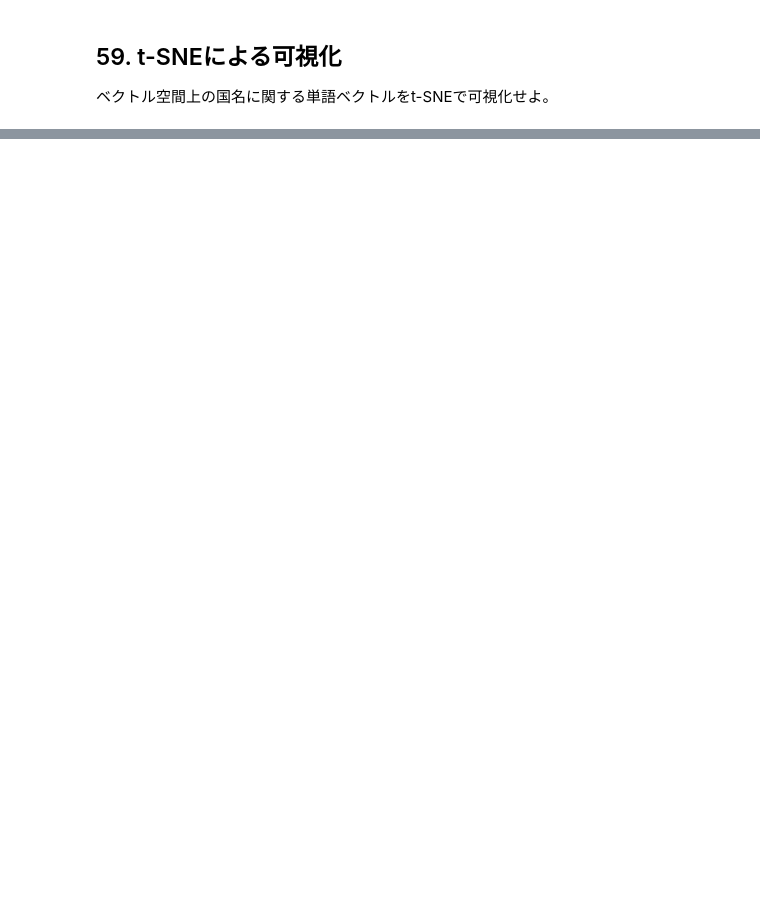
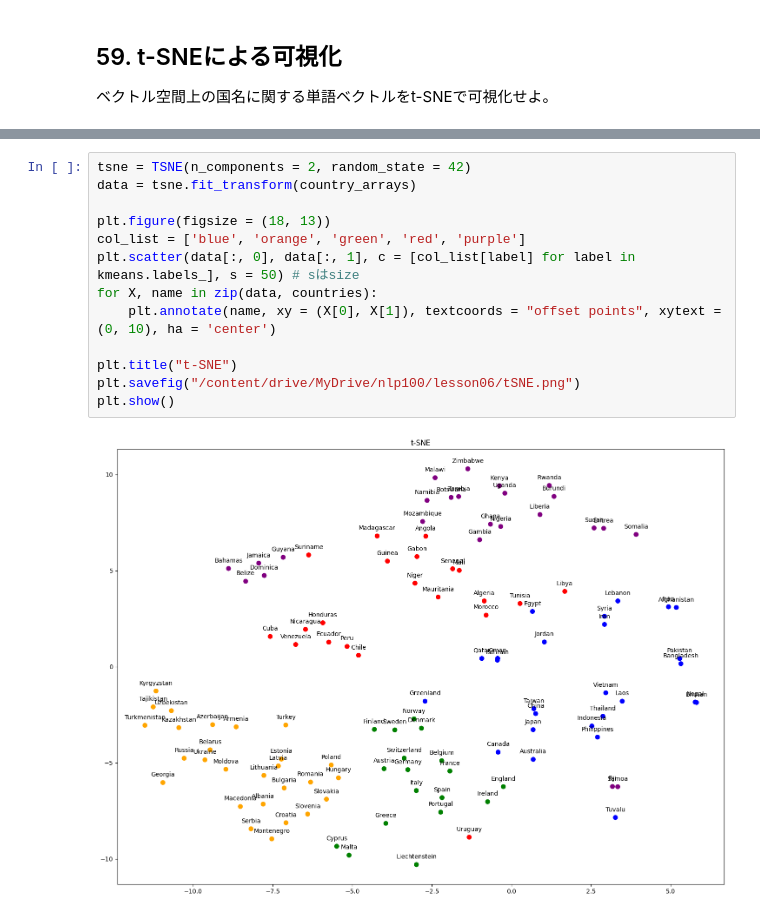
Before and after one commit to tempuraguruguru/nlp, a Jupyter notebook: ja/ch06.ipynb, the cells around one changed output, grey strips where cells are left out. Cells and saved outputs as stored; diff of their text form; blank space fills up the shorter version.

```diff
--- a/ja/ch06.ipynb
+++ b/ja/ch06.ipynb
@@ -388,0 +454,15 @@ p値: 2.86866666051422e-53
+# %%
+tsne = TSNE(n_components = 2, random_state = 42)
+data = tsne.fit_transform(country_arrays)
+
+plt.figure(figsize = (18, 13))
+col_list = ['blue', 'orange', 'green', 'red', 'purple']
+plt.scatter(data[:, 0], data[:, 1], c = [col_list[label] for label in kmeans.labels_], s = 50) # sはsize
+for X, name in zip(data, countries):
+    plt.annotate(name, xy = (X[0], X[1]), textcoords = "offset points", xytext = (0, 10), ha = 'center')
+
+plt.title("t-SNE")
+plt.savefig("/content/drive/MyDrive/nlp100/lesson06/tSNE.png")
+plt.show()
+# %% [output]
+[figure, added]
```
Also changed, not shown: parts of 7 cells of this notebook.
